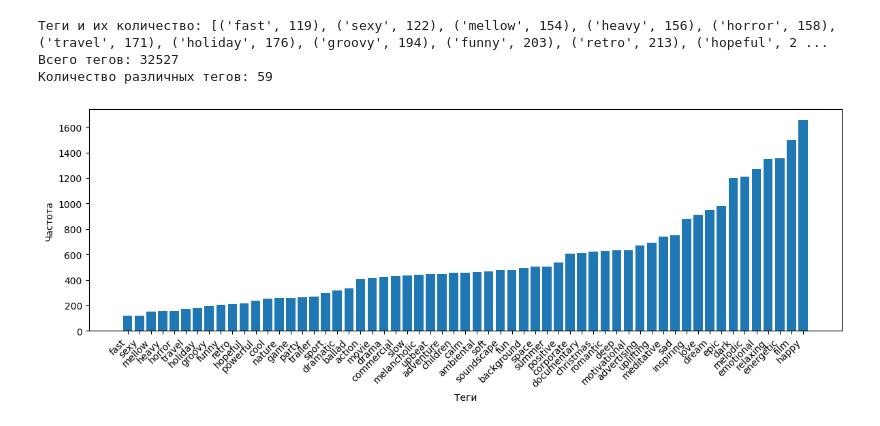
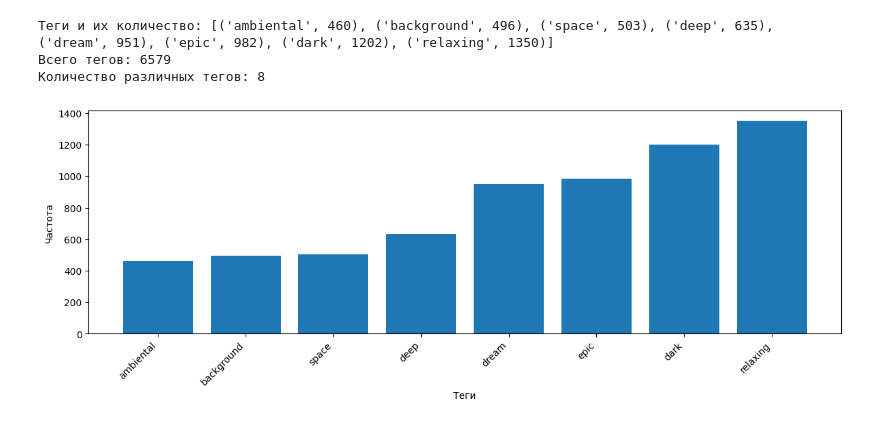
Before and after one commit to ivag0/nmus, a Jupyter notebook: notebooks/01_data_exploration.ipynb, the cells around one changed output. Drawn from its saved outputs; the diff is of its cells as text; code cells hidden in the pictures.

```diff
--- a/notebooks/01_data_exploration.ipynb
+++ b/notebooks/01_data_exploration.ipynb
@@ -175,39 +175,53 @@ moodthemes = {}
 with open("../data/tracks.pkl", 'rb') as f:
     tracks = pickle.load(f)
 
+label_list = [
+    'relaxing',
+    'dark',
+    'epic',
+    'dream',
+    'deep',
+    'space',
+    'background',
+    'ambiental'
+]
+label_list = set(label_list)
+
 # высчитываем количество каждого отдельного тега в датасете
 for key, value in tracks.items():
     for tag in value["mood_theme"]:
-        moodthemes.setdefault(tag, 0)
-        moodthemes[tag] += 1
+        if tag in label_list:
+            moodthemes.setdefault(tag, 0)
+            moodthemes[tag] += 1
 
 # общее количестов тегов
 count = 0
 for value in moodthemes.values():
     count += value
+
 
 
 sorted_tags = sorted(moodthemes.items(), key=lambda x: x[1], reverse=False)
 tags, counts = zip(*sorted_tags)
 
 print(f"Теги и их количество: {sorted_tags}")
 print(f"Всего тегов: {count}")
 print(f"Количество различных тегов: {len(set(moodthemes.keys()))}")
 
 # гистограмма тегов
 plt.figure(figsize=(12, 8))
 plt.subplot(2, 1, 2)
 plt.bar(tags, counts)
 plt.xlabel('Теги')
 plt.ylabel('Частота')
 plt.xticks(rotation=45, ha='right')
 plt.tight_layout()
 plt.show()
 # %% [output]
-Теги и их количество: [('fast', 119), ('sexy', 122), ('mellow', 154), ('heavy', 156), ('horror', 158), ('travel', 171), ('holiday', 176), ('groovy', 194), ('funny', 203), ('retro', 213), ('hopeful', 2 ...
-Всего тегов: 32527
-Количество различных тегов: 59
+Теги и их количество: [('ambiental', 460), ('background', 496), ('space', 503), ('deep', 635), ('dream', 951), ('epic', 982), ('dark', 1202), ('relaxing', 1350)]
+Всего тегов: 6579
+Количество различных тегов: 8
-[figure, old version]
+[figure, new version]
 # %%
 import warnings
 import random
```
Also changed, not shown: parts of 3 cells of this notebook, 1 other file.
